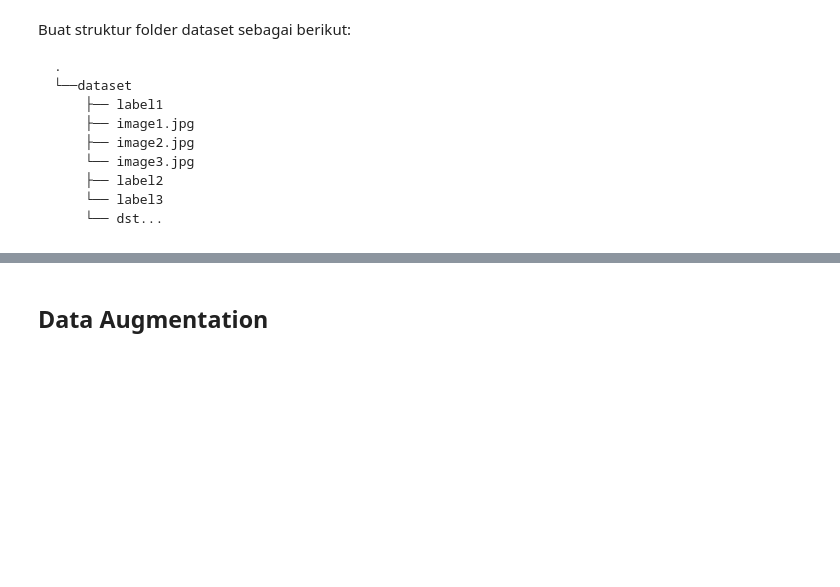
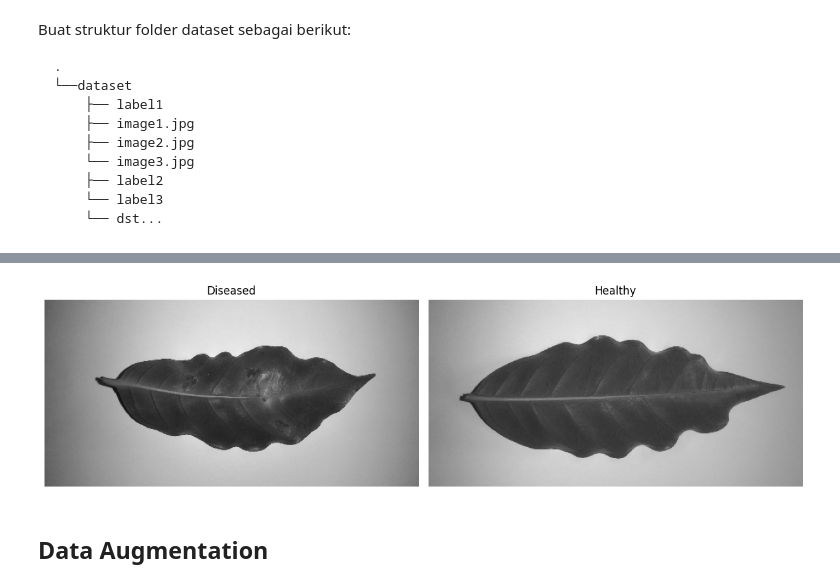
Before and after one commit to nazrilka1/pcd-38, a Jupyter notebook: Percobaan3.ipynb, the cells around one changed output, grey strips where cells are left out. Saved outputs shown, nothing was run; the diff lists cells and outputs as text; code cells hidden in the pictures; blank space fills up the shorter version.

```diff
--- a/Percobaan3.ipynb
+++ b/Percobaan3.ipynb
@@ -54,3 +106,13 @@ labels = np.array(labels)
+# %%
+img_grey = []
+for img in data:
+    gray = cv.cvtColor(img, cv.COLOR_BGR2GRAY)
+    img_grey.append(gray)
+img_grey = np.array(img_grey)
+
+show_sample_images(img_grey, labels, class_counter)
+# %% [output]
+[figure, added]
 # %% [markdown]
 ## Data Augmentation
 # %% [markdown]
```
Also changed, not shown: parts of 47 cells of this notebook.
